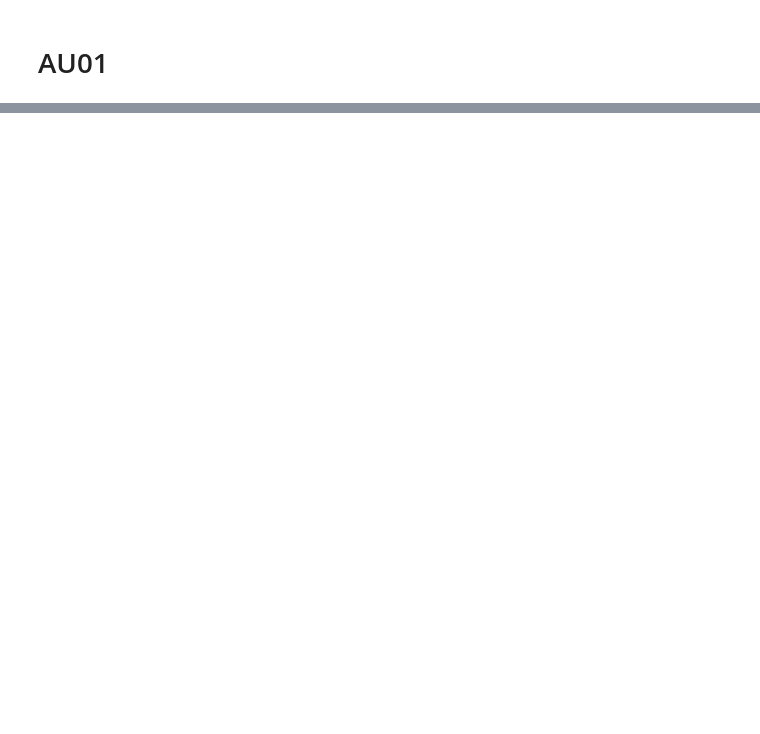
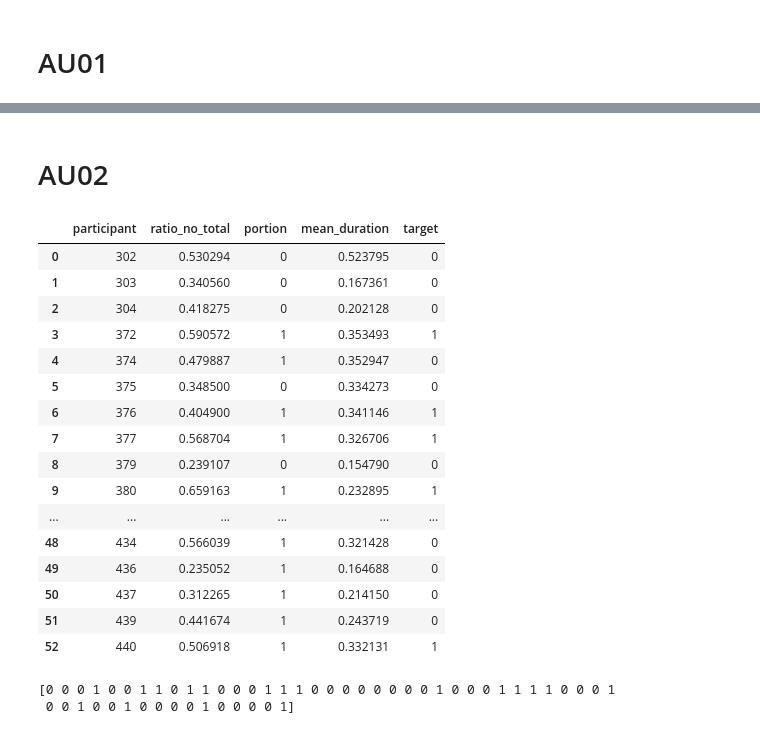
Before and after one commit to vanditagoyal1997/depression-analysis, a Jupyter notebook: scripts/combo_AU.ipynb, the cells around one changed output, grey strips where cells are left out. Drawn from its saved outputs; the diff is of its cells as text; code cells hidden in the pictures; blank space fills up the shorter version.

```diff
--- a/scripts/combo_AU.ipynb
+++ b/scripts/combo_AU.ipynb
@@ -165,0 +285,2 @@ for i in files:
+# %% [markdown]
+# AU02
@@ -165,0 +358,38 @@ for i in files:
+# %%
+df_AU02
+# %% [output]
+|  | participant | ratio_no_total | portion | mean_duration | target |
+| 0 | 302 | 0.530294 | 0 | 0.523795 | 0 |
+| 1 | 303 | 0.340560 | 0 | 0.167361 | 0 |
+| 2 | 304 | 0.418275 | 0 | 0.202128 | 0 |
+| 3 | 372 | 0.590572 | 1 | 0.353493 | 1 |
+| 4 | 374 | 0.479887 | 1 | 0.352947 | 0 |
+| 5 | 375 | 0.348500 | 0 | 0.334273 | 0 |
+| 6 | 376 | 0.404900 | 1 | 0.341146 | 1 |
+| 7 | 377 | 0.568704 | 1 | 0.326706 | 1 |
+| 8 | 379 | 0.239107 | 0 | 0.154790 | 0 |
+| 9 | 380 | 0.659163 | 1 | 0.232895 | 1 |
+| ... | ... | ... | ... | ... | ... |
+| 48 | 434 | 0.566039 | 1 | 0.321428 | 0 |
+| 49 | 436 | 0.235052 | 1 | 0.164688 | 0 |
+| 50 | 437 | 0.312265 | 1 | 0.214150 | 0 |
+| 51 | 439 | 0.441674 | 1 | 0.243719 | 0 |
+| 52 | 440 | 0.506918 | 1 | 0.332131 | 1 |
+# %%
+a=np.array(df_AU01)
+y=a[:,4]
+x = np.column_stack((df_AU01.ratio_no_total,df_AU01.portion,df_AU01.mean_duration))
+#print (x),(y)
+y=y.astype('int')
+#z=np.column_stack(df_AU01.portion)
+#fig = plt.figure(figsize=(6, 6))
+#ax = fig.add_subplot(111, projection='3d')
+#ax.scatter(x, y, z,linewidths=1, alpha=.7,edgecolor='k',s = 200)
+#plt.show()
+
+
+x_train, x_test, y_train, y_test = train_test_split(x, y, test_size=0.33, random_state=42)
+print(y)
+# %% [output]
+[0 0 0 1 0 0 1 1 0 1 1 0 0 0 1 1 1 0 0 0 0 0 0 0 0 1 0 0 0 1 1 1 1 0 0 0 1
+ 0 0 1 0 0 1 0 0 0 0 1 0 0 0 0 1]
```
Also changed, not shown: parts of 156 cells of this notebook.
